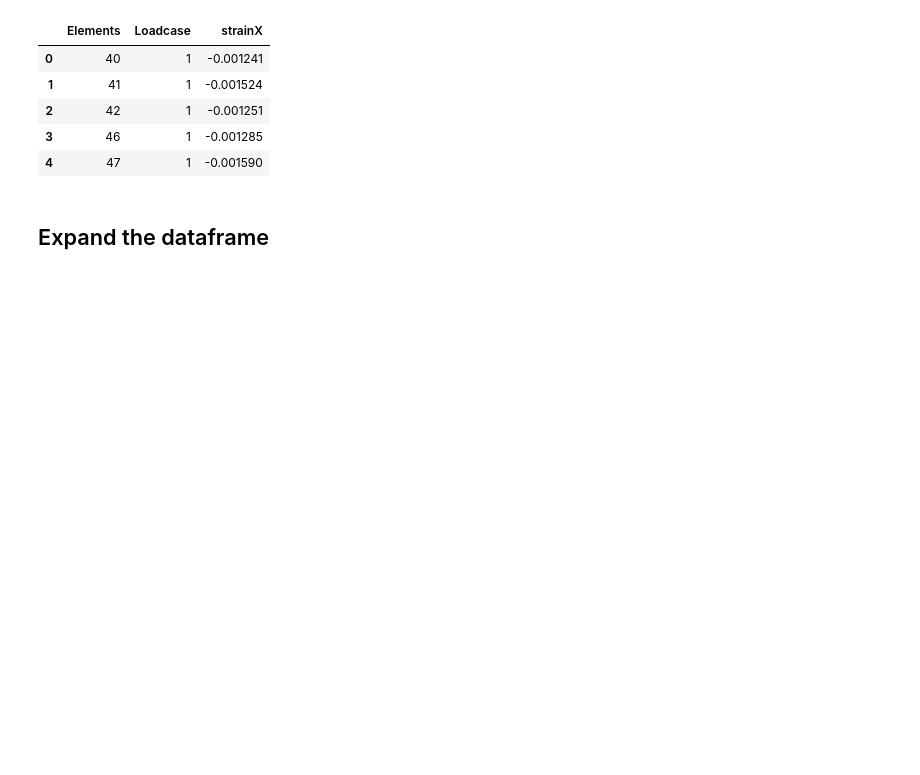
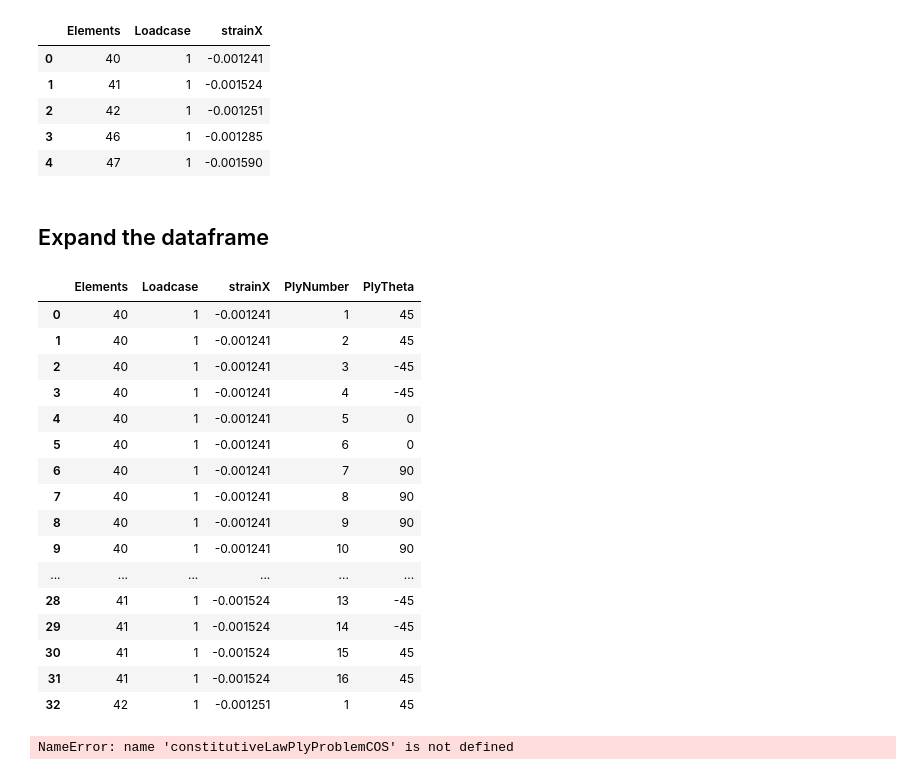
Before and after one commit to fabianober/tum-ase-project-2025-2, a Jupyter notebook: Notebooks/Strength_analysis.ipynb, the cells around one changed output. Cells and saved outputs as stored; diff of their text form; code cells hidden in the pictures; blank space fills up the shorter version.

Commit message:
Worked on stringer strength calc

```diff
--- a/Notebooks/Strength_analysis.ipynb
+++ b/Notebooks/Strength_analysis.ipynb
@@ -108,6 +108,9 @@ p_rp_t = 0.25
 # Perpendicular, perpendicular
 p_rr_c = 0.25
 p_rr_t = 0.25
+
+#Ply orientation in flange
+StringerFlange=[45,45,-45,-45,0,0,90,90,90,90,0,0,-45,-45,45,45]
 # %% [markdown]
 # Personal data Provider
 # %%
@@ -266,7 +269,36 @@ StringerStrains.head(5)
 | 4 | 47 | 1 | -0.001590 |
 # %% [markdown]
 ## Expand the dataframe
+# %%
+# Create a DataFrame with PlyNumber 1-16
+ply_numbers = pd.DataFrame({'PlyNumber': np.arange(1, 17),
+                            'PlyTheta': StringerFlange})
+
+# Cross join to expand each element row to 16 plies
+StringerStrains = StringerStrains.merge(ply_numbers, how='cross')
+#StringerStrains = StringerStrains.drop(columns=['PlyNumber_x'])
+StringerStrains.head(33)
+# %% [output]
+|  | Elements | Loadcase | strainX | PlyNumber | PlyTheta |
+| 0 | 40 | 1 | -0.001241 | 1 | 45 |
+| 1 | 40 | 1 | -0.001241 | 2 | 45 |
+| 2 | 40 | 1 | -0.001241 | 3 | -45 |
+| 3 | 40 | 1 | -0.001241 | 4 | -45 |
+| 4 | 40 | 1 | -0.001241 | 5 | 0 |
+| 5 | 40 | 1 | -0.001241 | 6 | 0 |
+| 6 | 40 | 1 | -0.001241 | 7 | 90 |
+| 7 | 40 | 1 | -0.001241 | 8 | 90 |
+| 8 | 40 | 1 | -0.001241 | 9 | 90 |
+| 9 | 40 | 1 | -0.001241 | 10 | 90 |
+| ... | ... | ... | ... | ... | ... |
+| 28 | 41 | 1 | -0.001524 | 13 | -45 |
+| 29 | 41 | 1 | -0.001524 | 14 | -45 |
+| 30 | 41 | 1 | -0.001524 | 15 | 45 |
+| 31 | 41 | 1 | -0.001524 | 16 | 45 |
+| 32 | 42 | 1 | -0.001251 | 1 | 45 |
 # %%
 StringerStrains['Normal_1', 'Normal_2', 'Shear_12'] = StringerStrains.apply(
     calculateMatStress, EModulus1=E_11, EModulus2=E_22, ShearModulus=G_12, axis=1
 )
+# %% [output]
+NameError: name 'constitutiveLawPlyProblemCOS' is not defined
```
Also changed, not shown: parts of 1 cell of this notebook, 1 other file.
